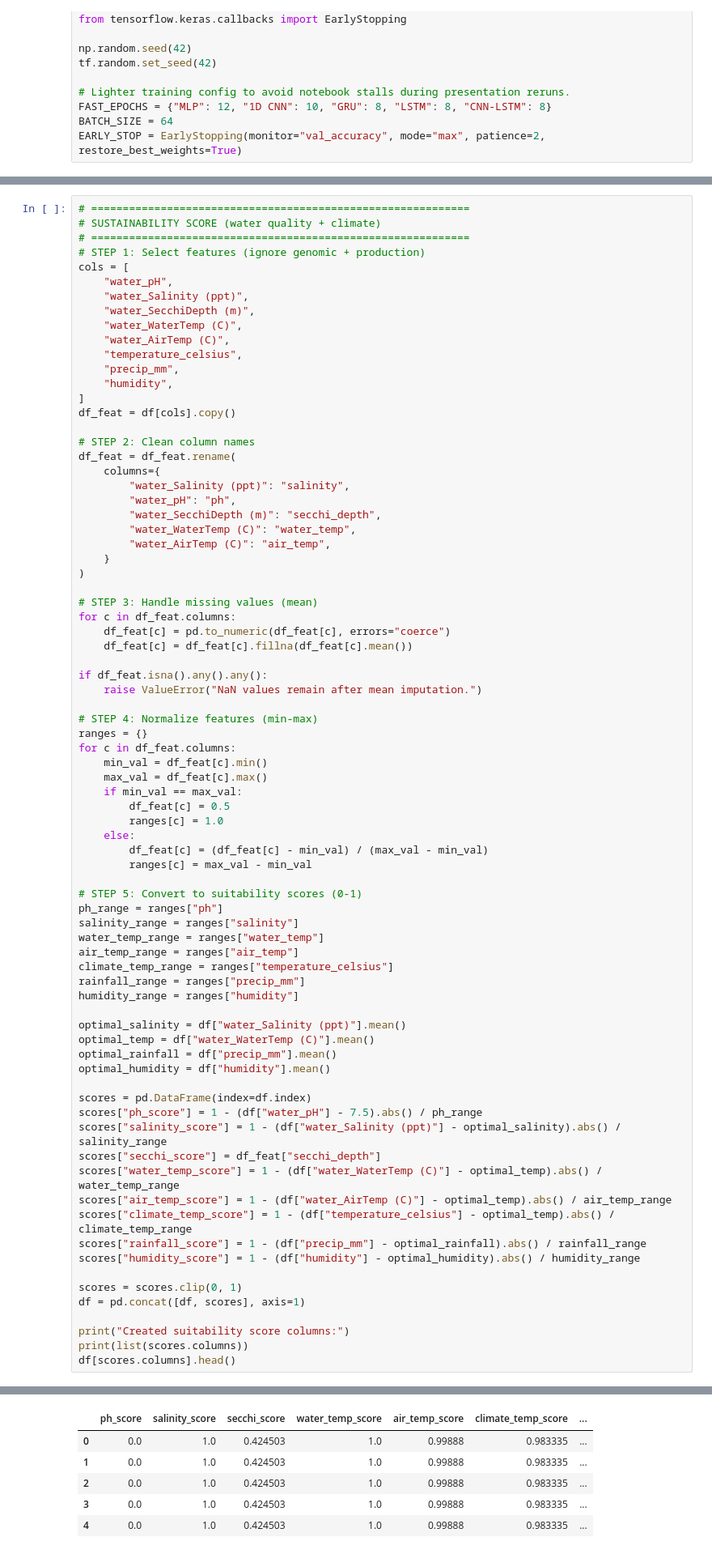
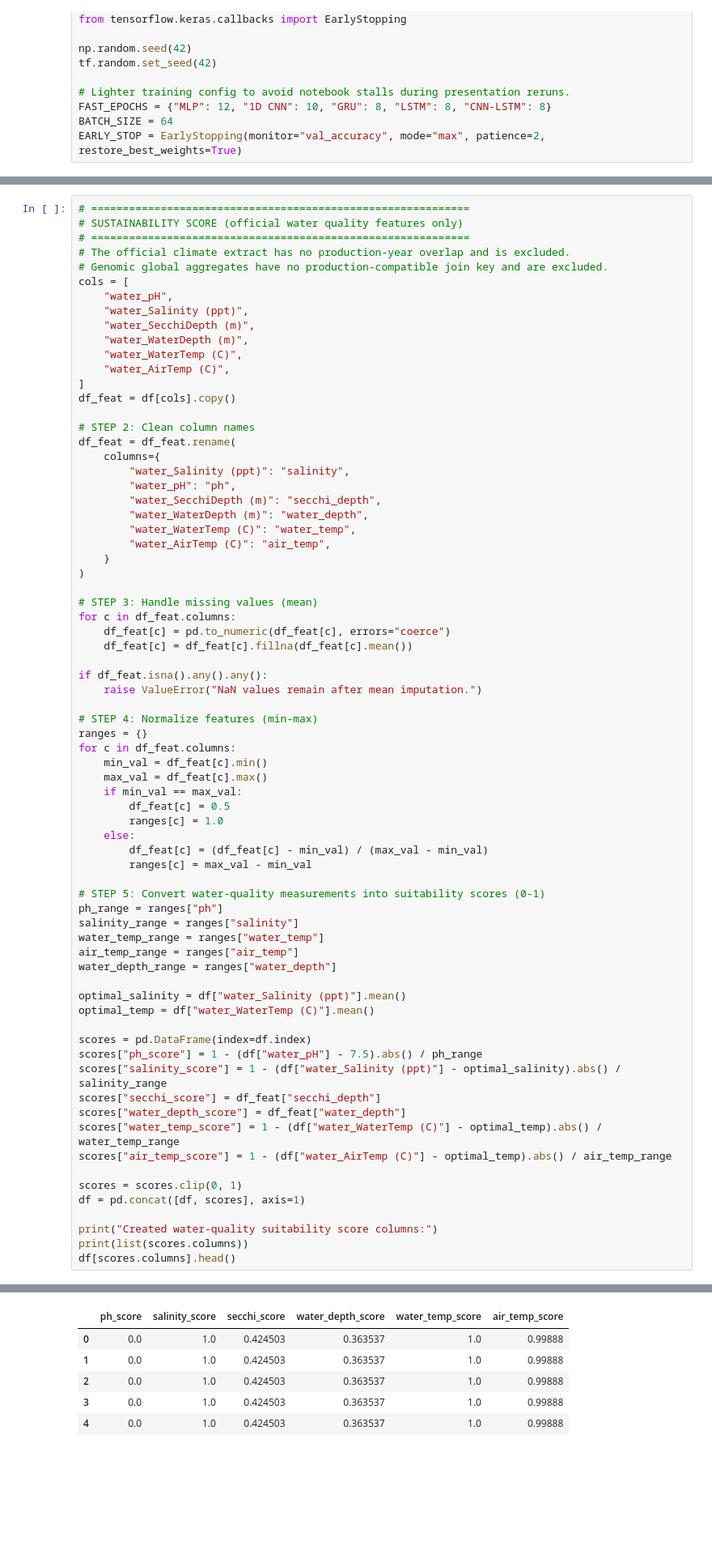
Before and after one commit to KhushiChandak04/Aquaculture-MajorProject, a Jupyter notebook: notebooks/03_sustainability_shravya.ipynb, the cells around one changed output, grey strips where cells are left out. Shown at 81% size. Drawn from its saved outputs; the diff is of its cells as text; blank space fills up the shorter version.

```diff
--- a/notebooks/03_sustainability_shravya.ipynb
+++ b/notebooks/03_sustainability_shravya.ipynb
@@ -98,17 +97,16 @@ Dataset shape: (11657, 22)
 # %%
 # ============================================================
-# SUSTAINABILITY SCORE (water quality + climate)
+# SUSTAINABILITY SCORE (official water quality features only)
 # ============================================================
-# STEP 1: Select features (ignore genomic + production)
+# The official climate extract has no production-year overlap and is excluded.
+# Genomic global aggregates have no production-compatible join key and are excluded.
 cols = [
     "water_pH",
     "water_Salinity (ppt)",
     "water_SecchiDepth (m)",
+    "water_WaterDepth (m)",
     "water_WaterTemp (C)",
     "water_AirTemp (C)",
-    "temperature_celsius",
-    "precip_mm",
-    "humidity",
 ]
 df_feat = df[cols].copy()
 
@@ -118,6 +116,7 @@ df_feat = df_feat.rename(
         "water_Salinity (ppt)": "salinity",
         "water_pH": "ph",
         "water_SecchiDepth (m)": "secchi_depth",
+        "water_WaterDepth (m)": "water_depth",
         "water_WaterTemp (C)": "water_temp",
         "water_AirTemp (C)": "air_temp",
     }
@@ -143,34 +142,28 @@ for c in df_feat.columns:
         df_feat[c] = (df_feat[c] - min_val) / (max_val - min_val)
         ranges[c] = max_val - min_val
 
-# STEP 5: Convert to suitability scores (0-1)
+# STEP 5: Convert water-quality measurements into suitability scores (0-1)
 ph_range = ranges["ph"]
 salinity_range = ranges["salinity"]
 water_temp_range = ranges["water_temp"]
 air_temp_range = ranges["air_temp"]
-climate_temp_range = ranges["temperature_celsius"]
-rainfall_range = ranges["precip_mm"]
-humidity_range = ranges["humidity"]
+water_depth_range = ranges["water_depth"]
 
 optimal_salinity = df["water_Salinity (ppt)"].mean()
 optimal_temp = df["water_WaterTemp (C)"].mean()
-optimal_rainfall = df["precip_mm"].mean()
-optimal_humidity = df["humidity"].mean()
 
 scores = pd.DataFrame(index=df.index)
 scores["ph_score"] = 1 - (df["water_pH"] - 7.5).abs() / ph_range
 scores["salinity_score"] = 1 - (df["water_Salinity (ppt)"] - optimal_salinity).abs() / salinity_range
 scores["secchi_score"] = df_feat["secchi_depth"]
+scores["water_depth_score"] = df_feat["water_depth"]
 scores["water_temp_score"] = 1 - (df["water_WaterTemp (C)"] - optimal_temp).abs() / water_temp_range
 scores["air_temp_score"] = 1 - (df["water_AirTemp (C)"] - optimal_temp).abs() / air_temp_range
-scores["climate_temp_score"] = 1 - (df["temperature_celsius"] - optimal_temp).abs() / climate_temp_range
-scores["rainfall_score"] = 1 - (df["precip_mm"] - optimal_rainfall).abs() / rainfall_range
-scores["humidity_score"] = 1 - (df["humidity"] - optimal_humidity).abs() / humidity_range
 
 scores = scores.clip(0, 1)
 df = pd.concat([df, scores], axis=1)
 
-print("Created suitability score columns:")
+print("Created water-quality suitability score columns:")
 print(list(scores.columns))
 df[scores.columns].head()
 # %% [output]
@@ -179,9 +172,9 @@ Created suitability score columns:
-|  | ph_score | salinity_score | secchi_score | water_temp_score | air_temp_score | climate_temp_score | ... |
-| 0 | 0.0 | 1.0 | 0.424503 | 1.0 | 0.99888 | 0.983335 | ... |
-| 1 | 0.0 | 1.0 | 0.424503 | 1.0 | 0.99888 | 0.983335 | ... |
-| 2 | 0.0 | 1.0 | 0.424503 | 1.0 | 0.99888 | 0.983335 | ... |
-| 3 | 0.0 | 1.0 | 0.424503 | 1.0 | 0.99888 | 0.983335 | ... |
-| 4 | 0.0 | 1.0 | 0.424503 | 1.0 | 0.99888 | 0.983335 | ... |
+|  | ph_score | salinity_score | secchi_score | water_depth_score | water_temp_score | air_temp_score |
+| 0 | 0.0 | 1.0 | 0.424503 | 0.363537 | 1.0 | 0.99888 |
+| 1 | 0.0 | 1.0 | 0.424503 | 0.363537 | 1.0 | 0.99888 |
+| 2 | 0.0 | 1.0 | 0.424503 | 0.363537 | 1.0 | 0.99888 |
+| 3 | 0.0 | 1.0 | 0.424503 | 0.363537 | 1.0 | 0.99888 |
+| 4 | 0.0 | 1.0 | 0.424503 | 0.363537 | 1.0 | 0.99888 |
 # %%
 # ============================================================
 # TARGET DEFINITION (independent from feature-engineered scores)
```
Also changed, not shown: parts of 13 cells of this notebook, 57 other files.
